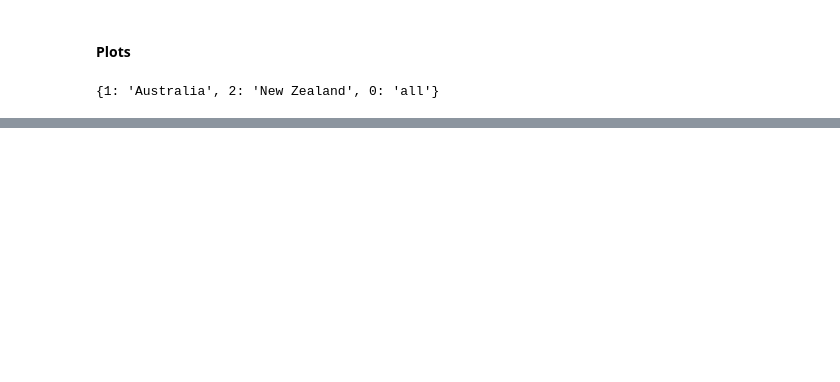
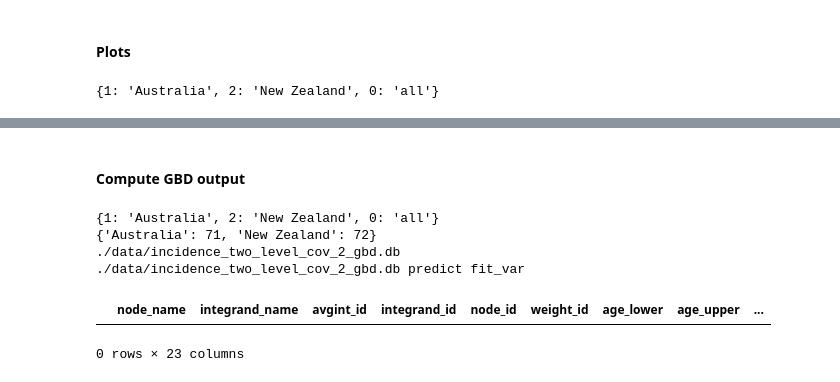
Before and after one commit to jizezhang/dismod_at-wrappers, a Jupyter notebook: demos/two_level_Sincidence_cov.ipynb, the cells around one changed output, grey strips where cells are left out. Drawn from its saved outputs; the diff is of its cells as text; code cells hidden in the pictures; blank space fills up the shorter version.

Commit message:
modify: add cov in gbd predict

```diff
--- a/demos/two_level_Sincidence_cov.ipynb
+++ b/demos/two_level_Sincidence_cov.ipynb
@@ -85,0 +88,30 @@ plt.plot_change_over_time('rate', 'iota', 'Sincidence', 'Australia')
+# %% [markdown]
+#### Compute GBD output
+# %%
+output = DismodOutput(path_to_db)
+bmi = pd.read_csv('./data/bmi.csv')
+ow = pd.read_csv('./data/overweight.csv')
+cov_dfs = {"bmi": bmi, "ow": ow}
+integrand = ['Sincidence']
+locations = ['Australia', 'New Zealand']
+location_name_to_id = {}
+for i, row in data[data['location_name'].isin(locations)].iterrows():
+    location_name_to_id[row['location_name']] = row['location_id']
+    if len(location_name_to_id) == len(locations):
+        break
+print(location_name_to_id)
+output.save_GBD_output(['Sincidence', 'prevalence'], 395838, [1980], [1],
+                       location_name_to_id, './data/incidence_gbd_cov_sample.csv',
+                      covariates=cov_dfs)
+# %% [output]
+{1: 'Australia', 2: 'New Zealand', 0: 'all'}
+{'Australia': 71, 'New Zealand': 72}
+./data/incidence_two_level_cov_2_gbd.db
+./data/incidence_two_level_cov_2_gbd.db predict fit_var
+# %%
+df = pd.read_csv('./data/incidence_gbd_cov_sample.csv')
+# %%
+df
+# %% [output]
+|  | node_name | integrand_name | avgint_id | integrand_id | node_id | weight_id | age_lower | age_upper | ... |
+0 rows × 23 columns
```
Also changed, not shown: parts of 7 cells of this notebook, 3 other files.
